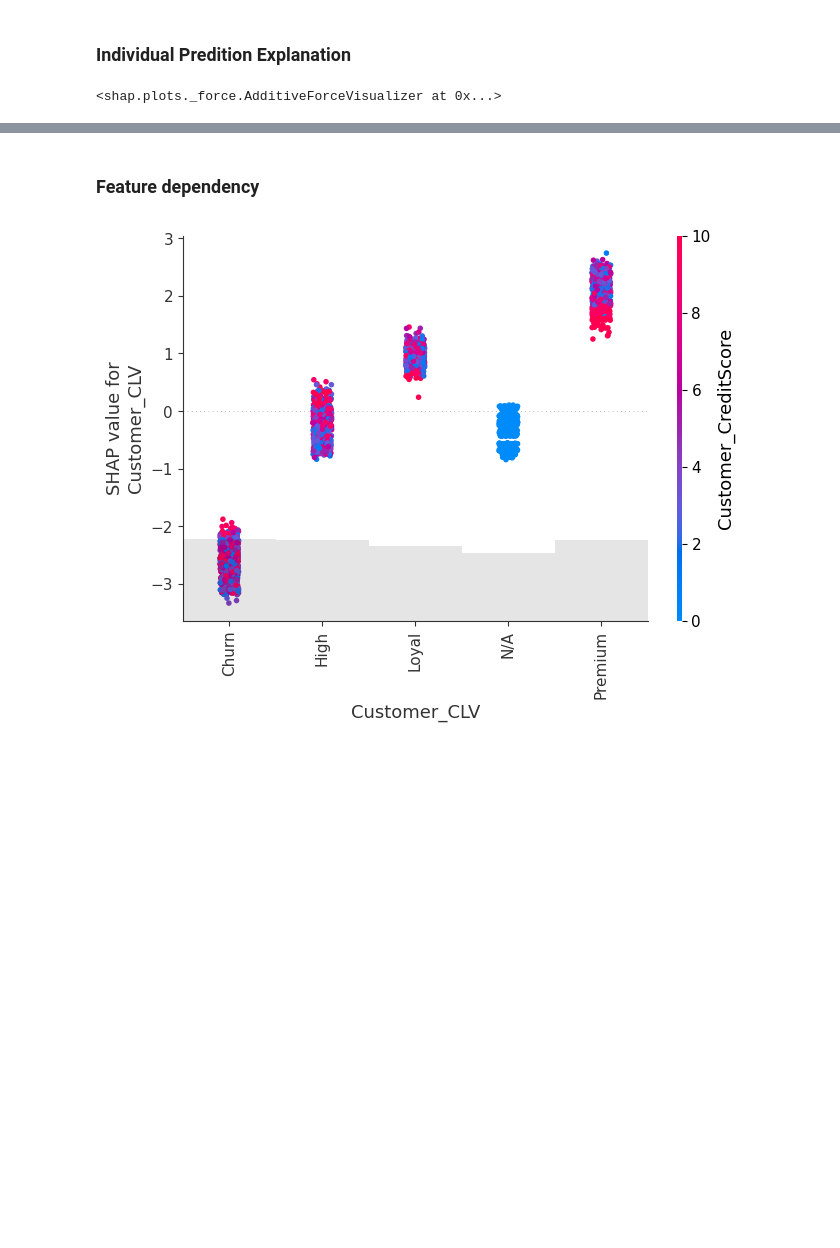
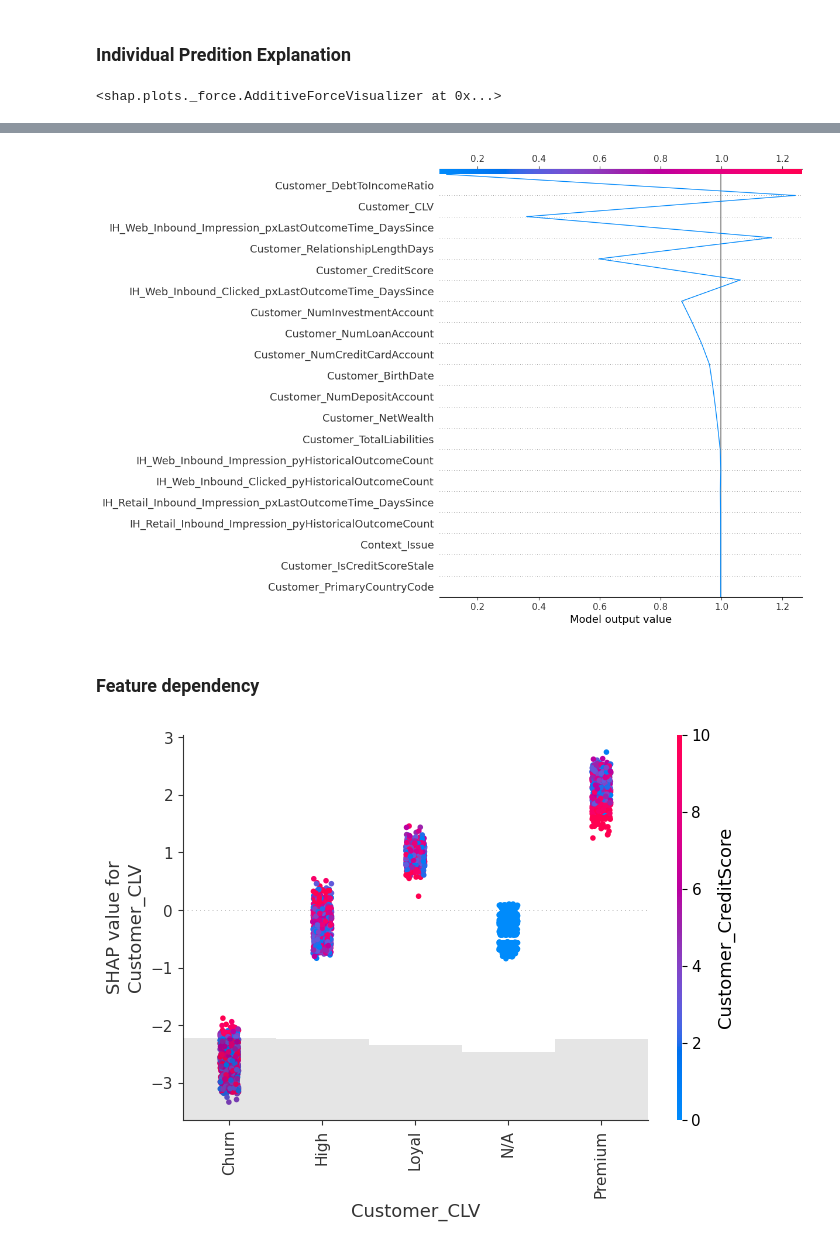
Before and after one commit to grishasen/hds, a Jupyter notebook: catboost_hds.ipynb, the cells around one changed output, grey strips where cells are left out. Drawn from its saved outputs; the diff is of its cells as text; code cells hidden in the pictures; blank space fills up the shorter version.

```diff
--- a/catboost_hds.ipynb
+++ b/catboost_hds.ipynb
@@ -540,3 +540,11 @@ shap.plots.waterfall(shap_values_exp[9])
+# %%
+shap.decision_plot(
+    base_value=np.array([explainer.expected_value]),
+    shap_values=explainer.shap_values(X_test)[8],
+    features=X_test.columns
+)
+# %% [output]
+[figure, added]
 # %% [markdown]
 ### Feature dependency
 # %%
```
Also changed, not shown: parts of 4 cells of this notebook.
